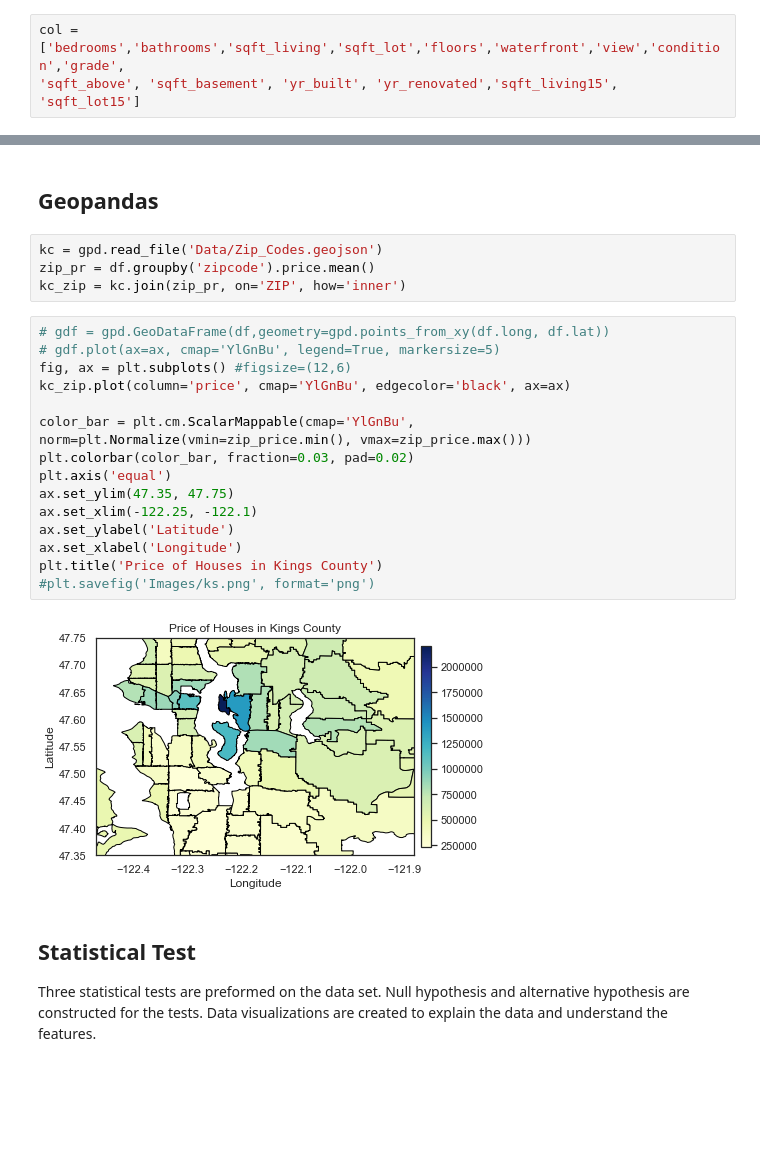
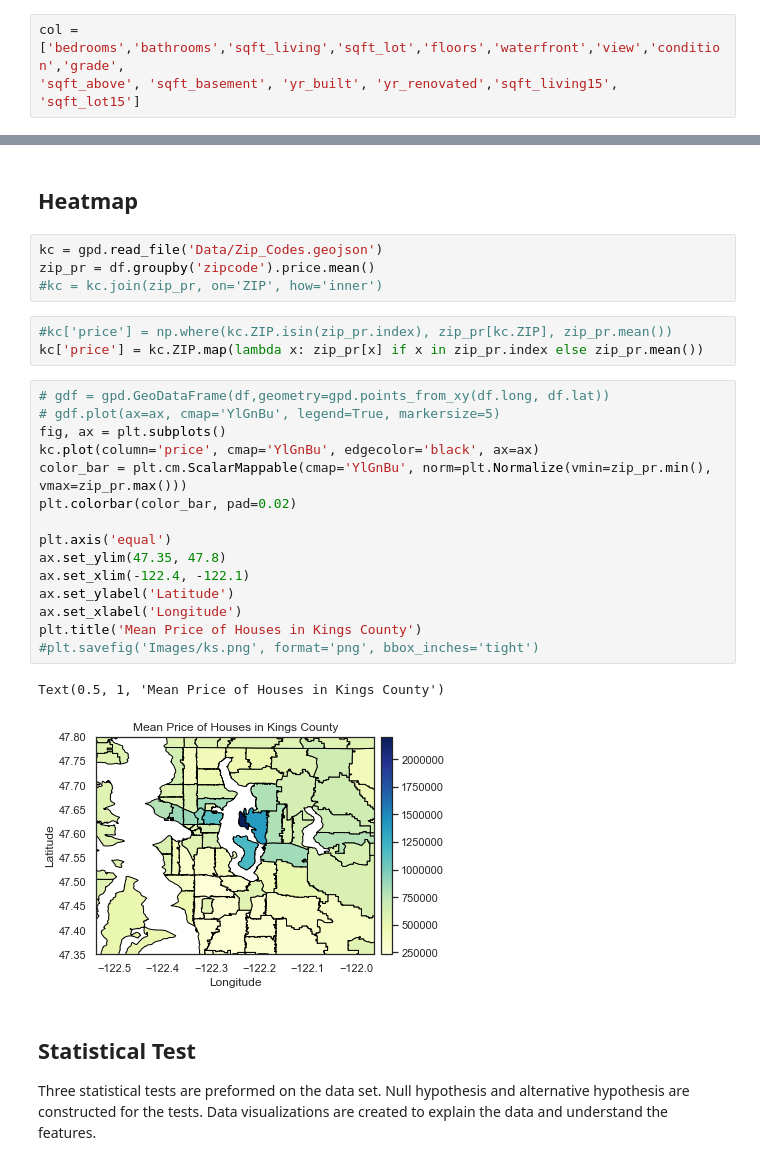
Before and after one commit to ghcn345/house-price-prediction-with-statistical-test, a Jupyter notebook: Housing Prices Prediction.ipynb, the cells around one changed output, grey strips where cells are left out. Drawn from its saved outputs; the diff is of its cells as text; blank space fills up the shorter version.

```diff
--- a/Housing Prices Prediction.ipynb
+++ b/Housing Prices Prediction.ipynb
@@ -79,26 +79,30 @@ plt.tight_layout()
 # %% [markdown]
-## Geopandas
+## Heatmap
 # %%
 kc = gpd.read_file('Data/Zip_Codes.geojson')
 zip_pr = df.groupby('zipcode').price.mean()
-kc_zip = kc.join(zip_pr, on='ZIP', how='inner')
+#kc = kc.join(zip_pr, on='ZIP', how='inner')
+# %%
+#kc['price'] = np.where(kc.ZIP.isin(zip_pr.index), zip_pr[kc.ZIP], zip_pr.mean())
+kc['price'] = kc.ZIP.map(lambda x: zip_pr[x] if x in zip_pr.index else zip_pr.mean())
 # %%
 # gdf = gpd.GeoDataFrame(df,geometry=gpd.points_from_xy(df.long, df.lat))
 # gdf.plot(ax=ax, cmap='YlGnBu', legend=True, markersize=5)
-fig, ax = plt.subplots() #figsize=(12,6)
-kc_zip.plot(column='price', cmap='YlGnBu', edgecolor='black', ax=ax)
+fig, ax = plt.subplots()
+kc.plot(column='price', cmap='YlGnBu', edgecolor='black', ax=ax)
+color_bar = plt.cm.ScalarMappable(cmap='YlGnBu', norm=plt.Normalize(vmin=zip_pr.min(), vmax=zip_pr.max()))
+plt.colorbar(color_bar, pad=0.02)
 
-color_bar = plt.cm.ScalarMappable(cmap='YlGnBu', norm=plt.Normalize(vmin=zip_price.min(), vmax=zip_price.max()))
-plt.colorbar(color_bar, fraction=0.03, pad=0.02)
 plt.axis('equal')
-ax.set_ylim(47.35, 47.75)
-ax.set_xlim(-122.25, -122.1)
+ax.set_ylim(47.35, 47.8)
+ax.set_xlim(-122.4, -122.1)
 ax.set_ylabel('Latitude')
 ax.set_xlabel('Longitude')
-plt.title('Price of Houses in Kings County')
-#plt.savefig('Images/ks.png', format='png')
+plt.title('Mean Price of Houses in Kings County')
+#plt.savefig('Images/ks.png', format='png', bbox_inches='tight')
 # %% [output]
+Text(0.5, 1, 'Mean Price of Houses in Kings County')
-[figure, old version]
+[figure, new version]
 # %% [markdown]
 ## Statistical Test
 Three statistical tests are preformed on the data set. Null hypothesis and alternative hypothesis are constructed for the tests. Data visualizations are created to explain the data and understand the features.
```
Also changed, not shown: parts of 1 cell of this notebook, 2 other files.
